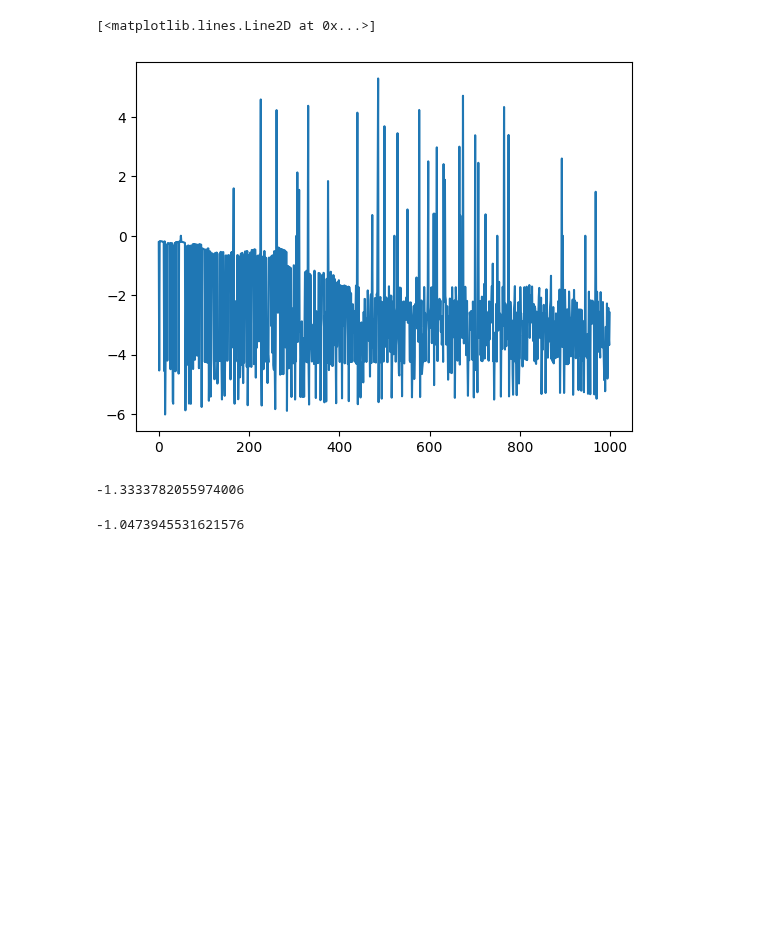
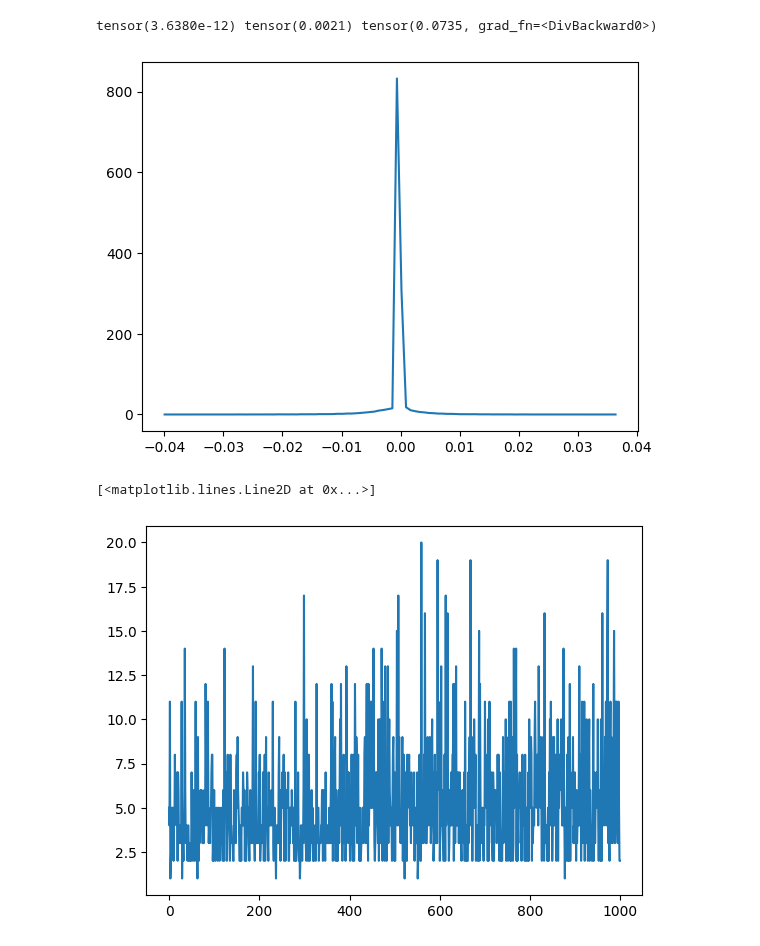
Before and after one commit to EuropeanB/COMP4010-Group40-project, a Jupyter notebook: SimplePolicy.ipynb, the cells around one changed output. Drawn from its saved outputs; the diff is of its cells as text; code cells hidden in the pictures; blank space fills up the shorter version.

```diff
--- a/SimplePolicy.ipynb
+++ b/SimplePolicy.ipynb
@@ -54,0 +21,17 @@ for i in range(1000):
+# %%
+simp_net = torch.nn.Sequential(
+    nn.Linear(obs_size, embedding_size), # Embedding
+    nn.LayerNorm(embedding_size),
+    nn.ReLU(),
+    nn.Linear(embedding_size, channel_size),
+    nn.LayerNorm(channel_size),
+    nn.ReLU(),
+    nn.Linear(channel_size, channel_size),
+    nn.LayerNorm(channel_size),
+    nn.ReLU(),
+    nn.Linear(channel_size, channel_size),
+    nn.LayerNorm(channel_size),
+    nn.ReLU(),
+    nn.Linear(channel_size, num_actions), # Output logits
+)
+optimizer = torch.optim.Adam(params=simp_net.parameters())
@@ -61,12 +135,0 @@ plt.plot(pre_losses)
-# %%
-simp_net = torch.nn.Sequential(
-    nn.Linear(obs_size, channel_size),
-    nn.LayerNorm(channel_size, channel_size),
-    nn.ReLU(),
-    nn.Linear(channel_size, channel_size),
-    nn.LayerNorm(channel_size, channel_size),
-    nn.ReLU(),
-    nn.Linear(channel_size, num_actions),
-    nn.LayerNorm(num_actions, num_actions),
-    nn.ReLU(),
-)
@@ -101,13 +136,18 @@ sum(losses)/len(losses)
+# %%
+params = simp_net[3].weight
+p_grad = params.grad
+mean = p_grad.mean()
+std = p_grad.std()
+rat = std / params.std()
+print(mean, std, rat)
+hy, hx = torch.histogram(p_grad, density=True)
+plt.plot(hx.detach()[:-1], hy.detach())
+plt.show()
+# %% [output]
+tensor(3.6380e-12) tensor(0.0021) tensor(0.0735, grad_fn=<DivBackward0>)
+[figure, added]
 # %%
-plt.plot(losses[0:1000])
+plt.plot(turn_cts)
 # %% [output]
 [<matplotlib.lines.Line2D at 0x...>]
-[figure, old version]
+[figure, new version]
-# %%
-sum(losses[0:100])/100
-# %% [output]
--1.3333782055974006
-# %%
-sum(losses[-100:])/100
-# %% [output]
--1.0473945531621576
```
Also changed, not shown: parts of 18 cells of this notebook.
